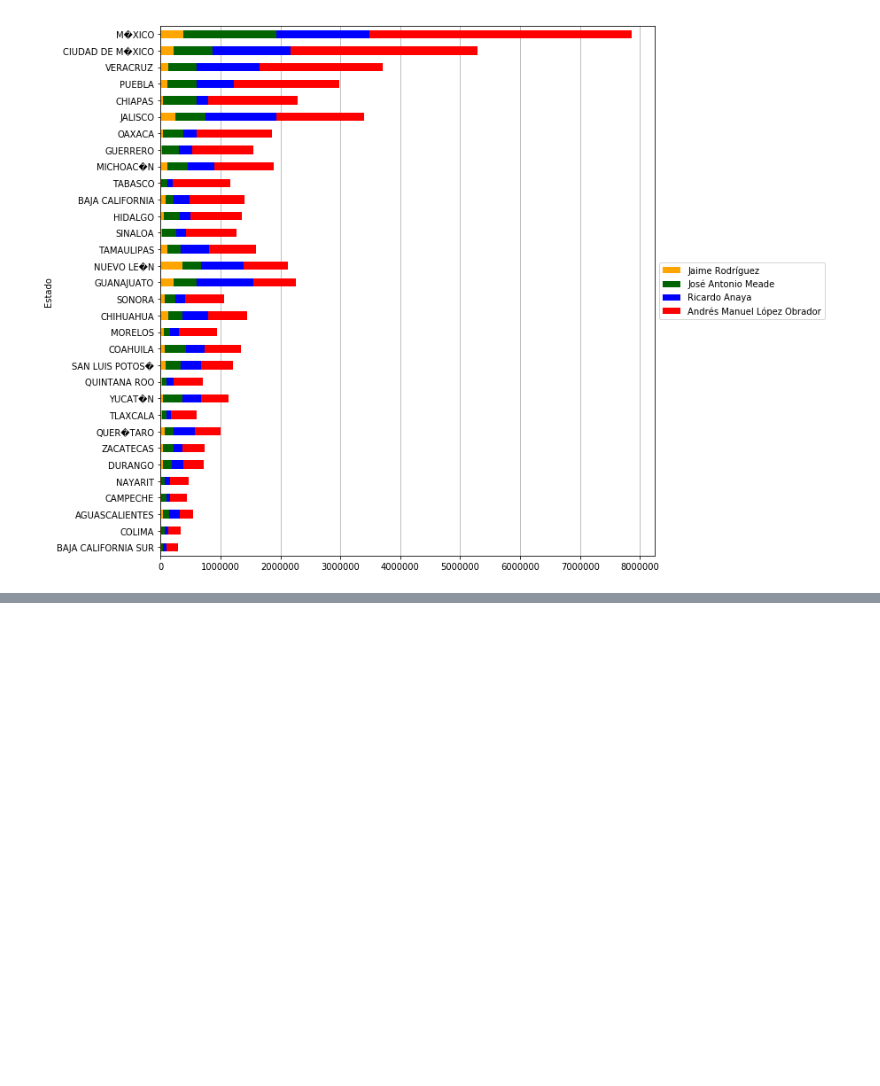
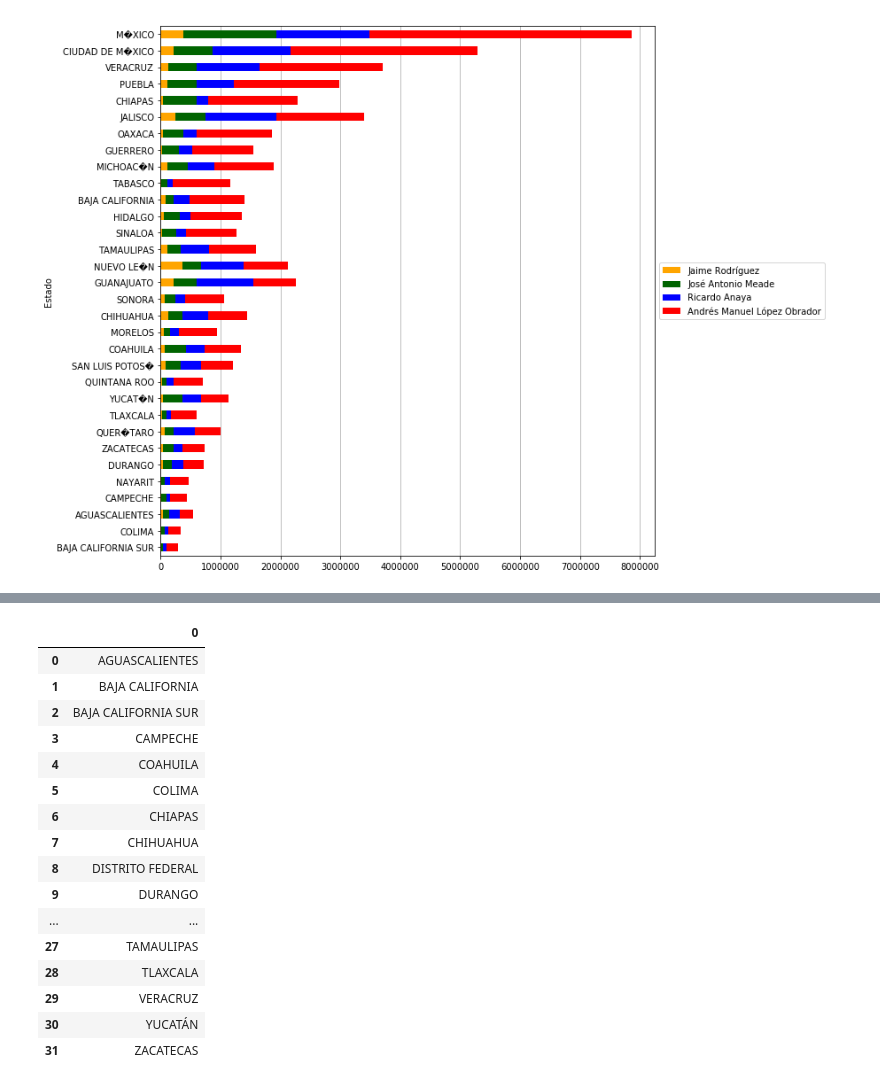
Before and after one commit to dbaptistr/data-studio, a Jupyter notebook: code/01-project-elections/Election results 2018.ipynb, the cells around one changed output, grey strips where cells are left out. Drawn from its saved outputs; the diff is of its cells as text; code cells hidden in the pictures; blank space fills up the shorter version.

```diff
--- a/code/01-project-elections/Election results 2018.ipynb
+++ b/code/01-project-elections/Election results 2018.ipynb
@@ -758,0 +804,5 @@ plt.savefig("total_percent_states2.pdf")
+# %%
+my_url = "http://prep2012.ife.org.mx/prep/NACIONAL/PresidenteNacionalEdoVPC.html"
+raw_html = requests.get(my_url)
+soup_doc = BeautifulSoup(raw_html.content, "html.parser")
+print(soup_doc.prettify())
@@ -758,0 +848,3 @@ plt.savefig("total_percent_states2.pdf")
+# %%
+state_info = soup_doc.find_all(class_='noHover')
+state_info
@@ -758,0 +894,21 @@ plt.savefig("total_percent_states2.pdf")
+# %%
+df_states_2012 = pd.DataFrame(all_states)
+df_states_2012
+# %% [output]
+|  | 0 |
+| 0 | AGUASCALIENTES |
+| 1 | BAJA CALIFORNIA |
+| 2 | BAJA CALIFORNIA SUR |
+| 3 | CAMPECHE |
+| 4 | COAHUILA |
+| 5 | COLIMA |
+| 6 | CHIAPAS |
+| 7 | CHIHUAHUA |
+| 8 | DISTRITO FEDERAL |
+| 9 | DURANGO |
+| ... | ... |
+| 27 | TAMAULIPAS |
+| 28 | TLAXCALA |
+| 29 | VERACRUZ |
+| 30 | YUCATÁN |
+| 31 | ZACATECAS |
```
Also changed, not shown: parts of 20 cells of this notebook, 2 other files.
